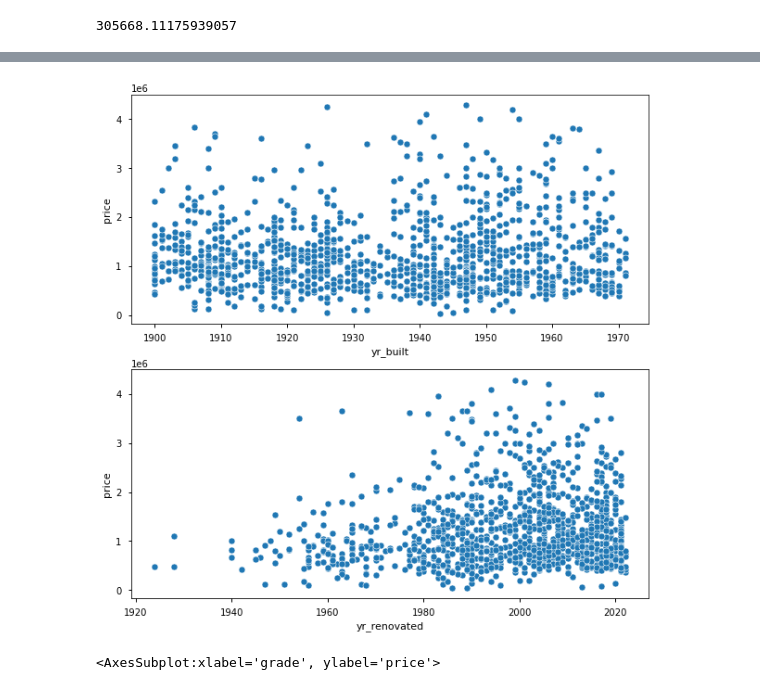
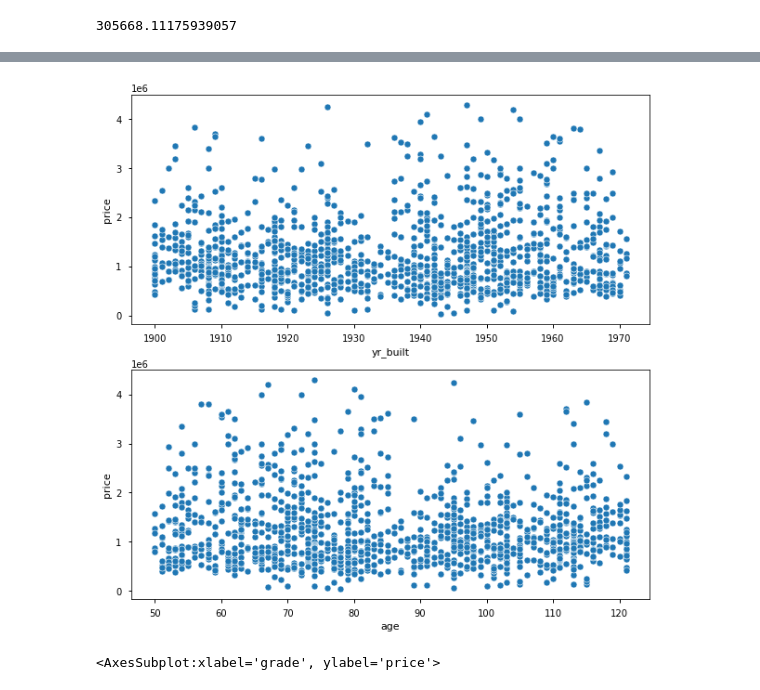
Before and after one commit to hall-nicholas/flatiron-ds-project-2, a Jupyter notebook: code/Dan_consolidated.ipynb, the cells around one changed output, grey strips where cells are left out. Cells and saved outputs as stored; diff of their text form; code cells hidden in the pictures.

```diff
--- a/code/Dan_consolidated.ipynb
+++ b/code/Dan_consolidated.ipynb
@@ -289,13 +357,13 @@ historic['price'].mean()
 # %%
 
 fig, ax = plt.subplots(nrows=2, figsize=(10,10))
 sns.scatterplot(x='yr_built', y='price', data=renovated, ax=ax[0])
-sns.scatterplot(x='yr_renovated', y= 'price',
+sns.scatterplot(x='age', y= 'price',
             data=renovated, ax=ax[1])
 
 plt.show()
 # %% [output]
-[figure, old version]
+[figure, new version]
 # %%
 sns.scatterplot(x='grade', y= 'price', hue='condition',data=historic)
 # %% [output]
```
Also changed, not shown: parts of 17 cells of this notebook.
